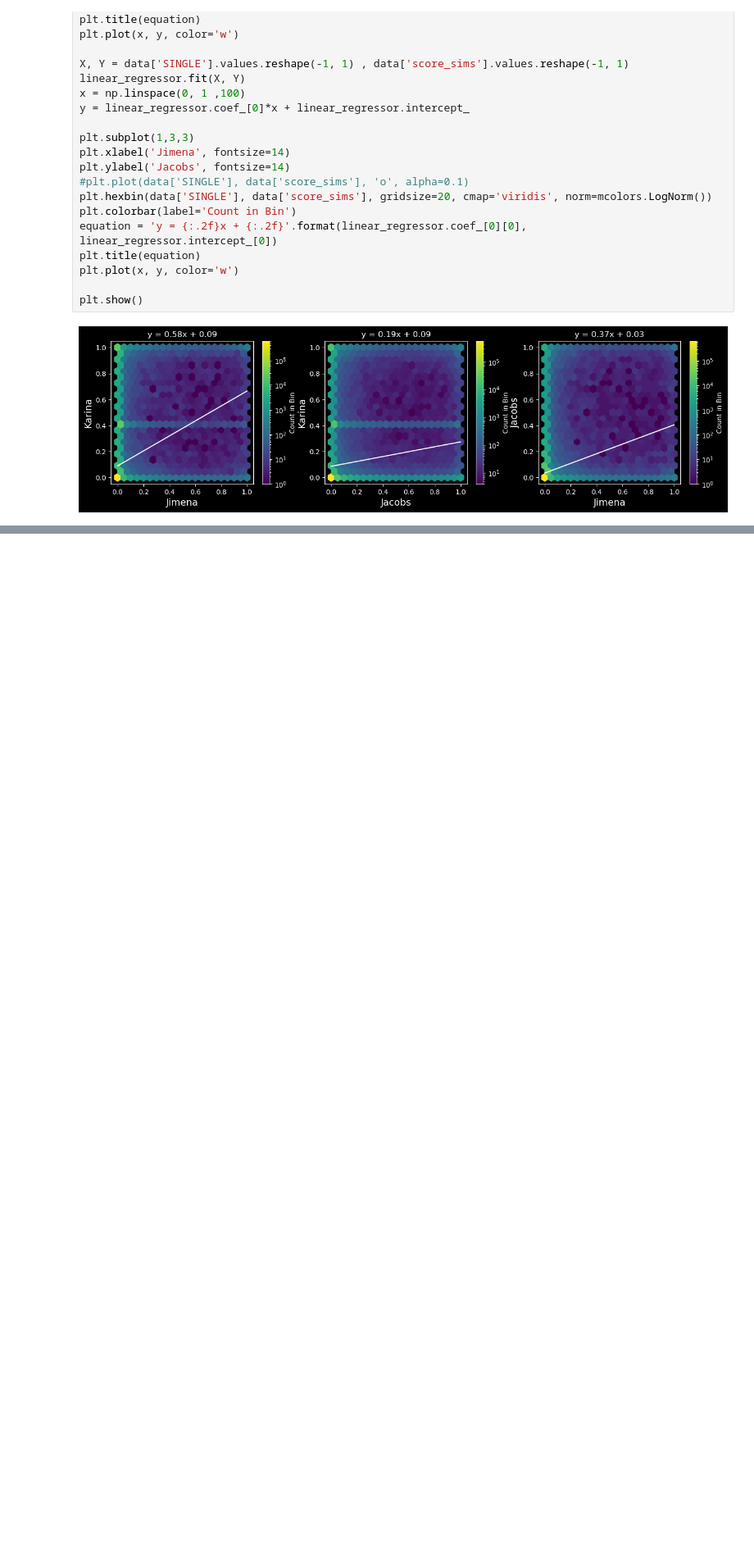
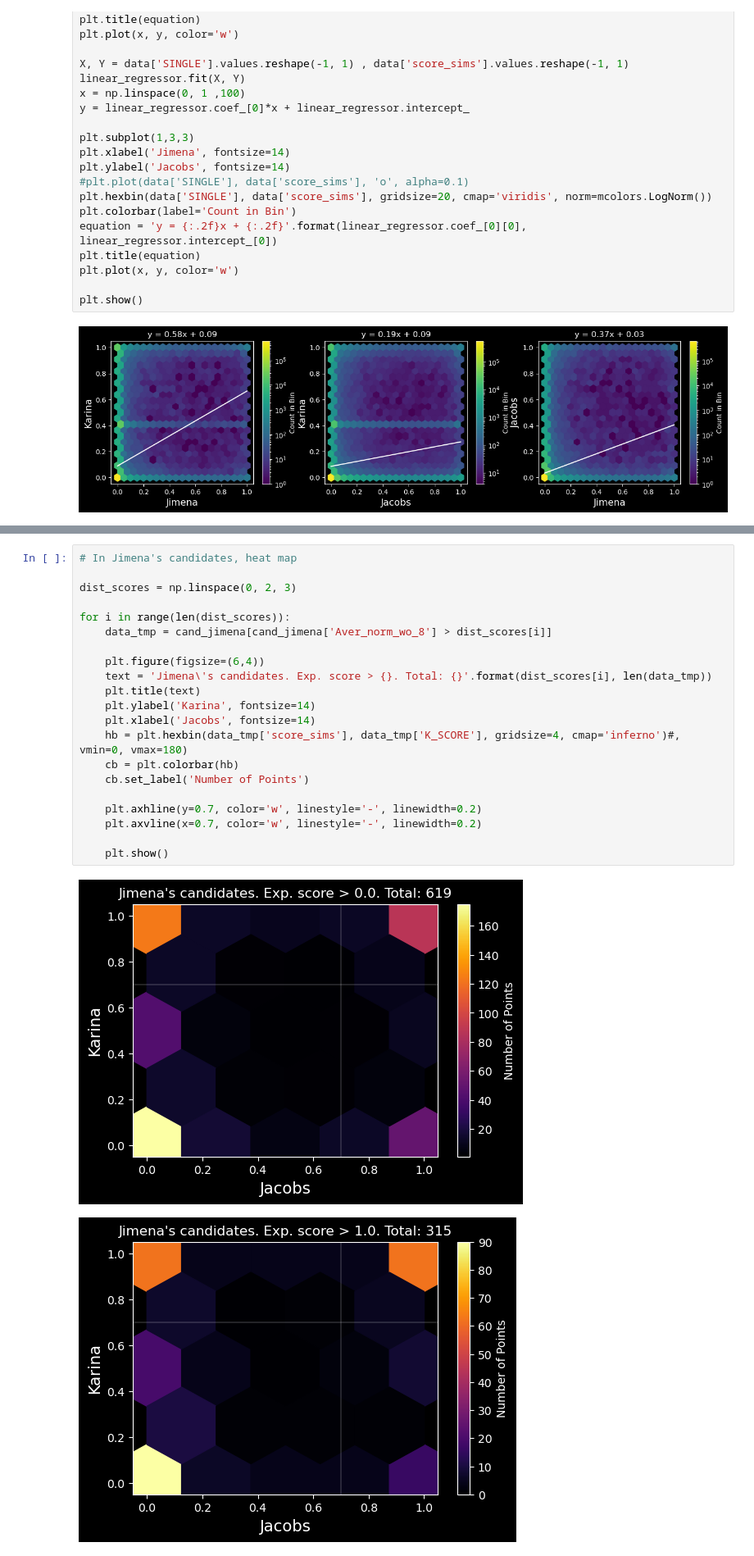
Before and after one commit to JimenaGonzalez/Citizen_science_project, a Jupyter notebook: Intersection/Basic_analysis.ipynb, the cells around one changed output, grey strips where cells are left out. Shown at 82% size. Drawn from its saved outputs; the diff is of its cells as text; blank space fills up the shorter version.

```diff
--- a/Intersection/Basic_analysis.ipynb
+++ b/Intersection/Basic_analysis.ipynb
@@ -334,0 +215,24 @@ plt.show()
+# %%
+# In Jimena's candidates, heat map
+
+dist_scores = np.linspace(0, 2, 3)
+
+for i in range(len(dist_scores)):
+    data_tmp = cand_jimena[cand_jimena['Aver_norm_wo_8'] > dist_scores[i]]
+
+    plt.figure(figsize=(6,4))
+    text = 'Jimena\'s candidates. Exp. score > {}. Total: {}'.format(dist_scores[i], len(data_tmp))
+    plt.title(text)
+    plt.ylabel('Karina', fontsize=14)
+    plt.xlabel('Jacobs', fontsize=14)
+    hb = plt.hexbin(data_tmp['score_sims'], data_tmp['K_SCORE'], gridsize=4, cmap='inferno')#, vmin=0, vmax=180)
+    cb = plt.colorbar(hb)
+    cb.set_label('Number of Points')
+
+    plt.axhline(y=0.7, color='w', linestyle='-', linewidth=0.2)
+    plt.axvline(x=0.7, color='w', linestyle='-', linewidth=0.2)
+
+    plt.show()
+# %% [output]
+[figure, added]
+[figure, added]
```
Also changed, not shown: parts of 20 cells of this notebook.
